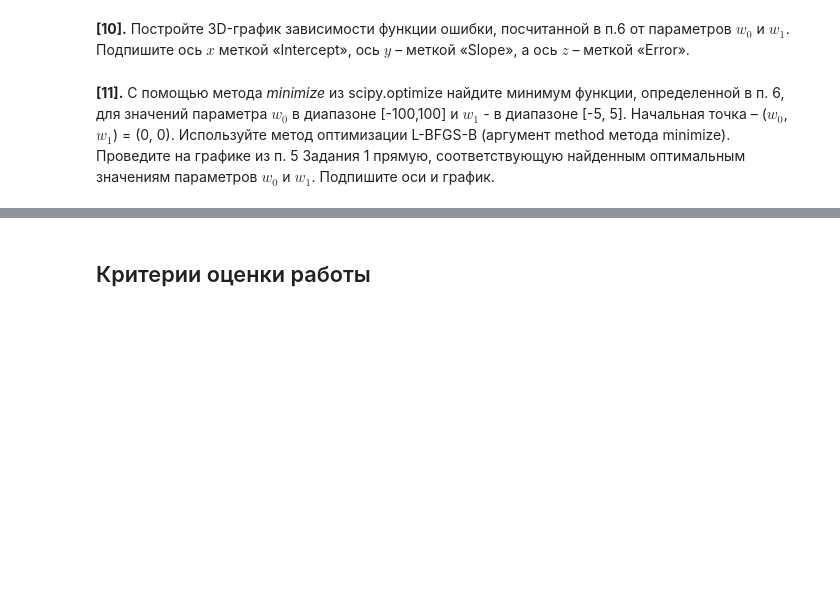
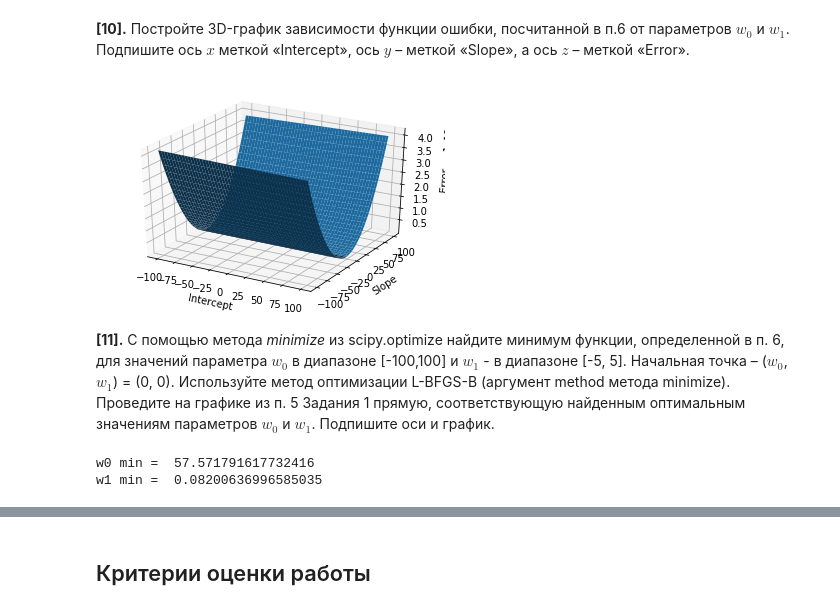
Before and after one commit to basvasilich/study_ml, a Jupyter notebook: supervised-learning/week1/peer_review_linreg_height_weight.ipynb, the cells around one changed output, grey strips where cells are left out. Cells and saved outputs as stored; diff of their text form; code cells hidden in the pictures; blank space fills up the shorter version.

```diff
--- a/supervised-learning/week1/peer_review_linreg_height_weight.ipynb
+++ b/supervised-learning/week1/peer_review_linreg_height_weight.ipynb
@@ -219,2 +236,18 @@ plt.show()
+# %%
+fig1 = plt.figure()
+ax1 = fig1.gca(projection='3d')
+
+w0_1 = np.arange(-100, 100)
+w1_1 = np.arange(-5, 5)
+w0_1, w1_1 = np.meshgrid(w0_1, w0_1)
+def z_1(w0, w1):
+    return error(w0, w1)
+surf = ax1.plot_surface(w0_1, w1_1, z_1(w0_1, w1_1))
+ax1.set_xlabel('Intercept')
+ax1.set_ylabel('Slope')
+ax1.set_zlabel('Error')
+plt.show()
+# %% [output]
+[figure, added]
 # %% [markdown]
 **[11].** С помощью метода *minimize* из scipy.optimize найдите минимум функции, определенной в п. 6, для значений параметра $w_0$ в диапазоне [-100,100] и $w_1$ - в диапазоне [-5, 5]. Начальная точка – ($w_0$, $w_1$) = (0, 0). Используйте метод оптимизации L-BFGS-B (аргумент method метода minimize). Проведите на графике из п. 5 Задания 1 прямую, соответствующую найденным оптимальным значениям параметров $w_0$ и $w_1$. Подпишите оси и график.
@@ -224,0 +254,8 @@ plt.show()
+# %%
+error_min_3d = sp.optimize.minimize(lambda i: error(i[0], i[1]), x0=[0,0], bounds=[(-100,100),(-5, 5)], method='L-BFGS-B')
+w0_min, w1_min = error_min_3d.x
+print('w0 min = ', w0_min)
+print('w1 min = ', w1_min)
+# %% [output]
+w0 min =  57.571791617732416
+w1 min =  0.08200636996585035
```
Also changed, not shown: parts of 16 cells of this notebook, 6 other files.
